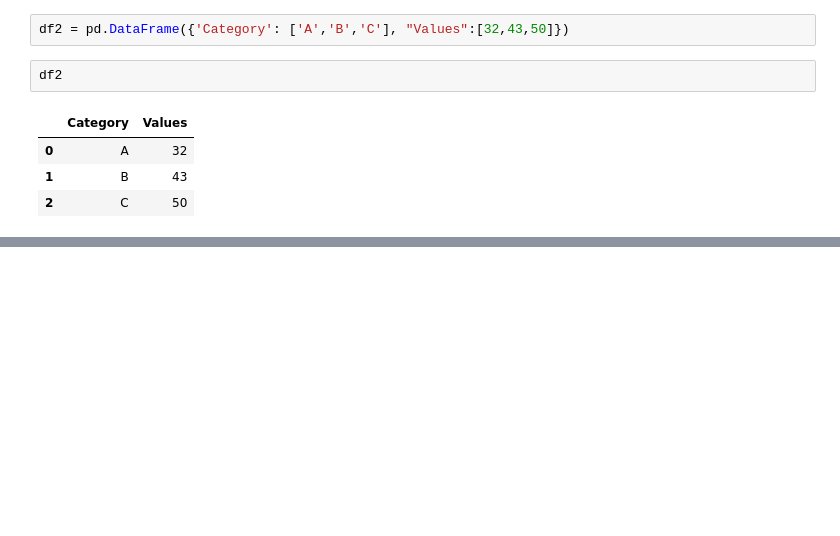
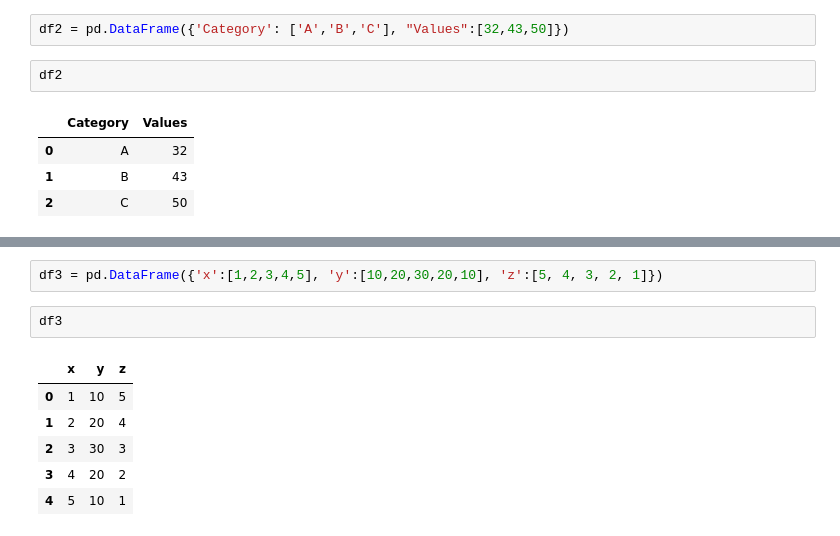
Before and after one commit to Rajasree2004/data-science, a Jupyter notebook: plotly-cufflink-eg.ipynb, the cells around one changed output, grey strips where cells are left out. Drawn from its saved outputs; the diff is of its cells as text; blank space fills up the shorter version.

```diff
--- a/plotly-cufflink-eg.ipynb
+++ b/plotly-cufflink-eg.ipynb
@@ -44,0 +75,11 @@ df.iplot()
+# %%
+df3 = pd.DataFrame({'x':[1,2,3,4,5], 'y':[10,20,30,20,10], 'z':[5, 4, 3, 2, 1]})
+# %%
+df3
+# %% [output]
+|  | x | y | z |
+| 0 | 1 | 10 | 5 |
+| 1 | 2 | 20 | 4 |
+| 2 | 3 | 30 | 3 |
+| 3 | 4 | 20 | 2 |
+| 4 | 5 | 10 | 1 |
```
Also changed, not shown: parts of 16 cells of this notebook, 1 other file.
